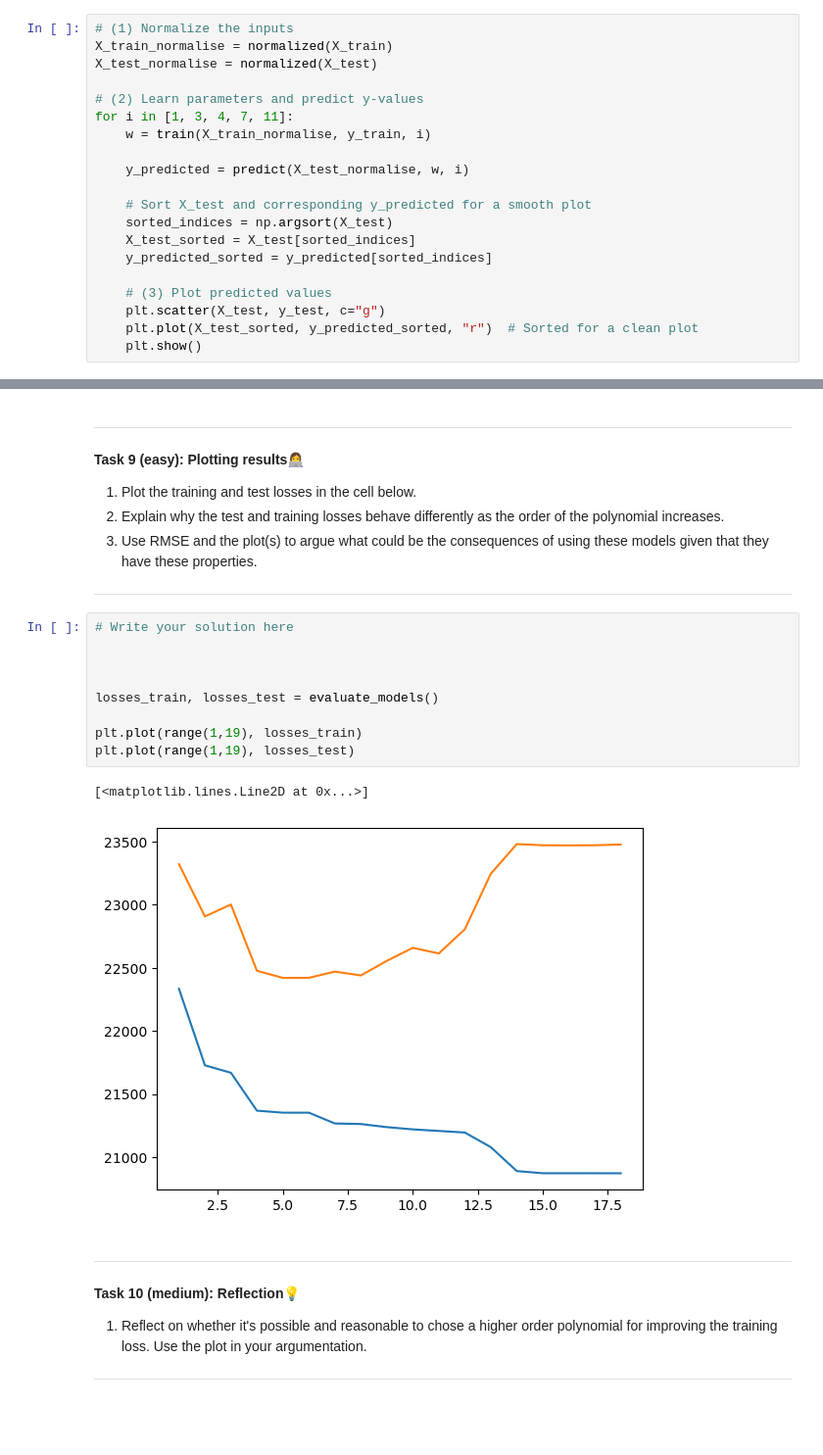
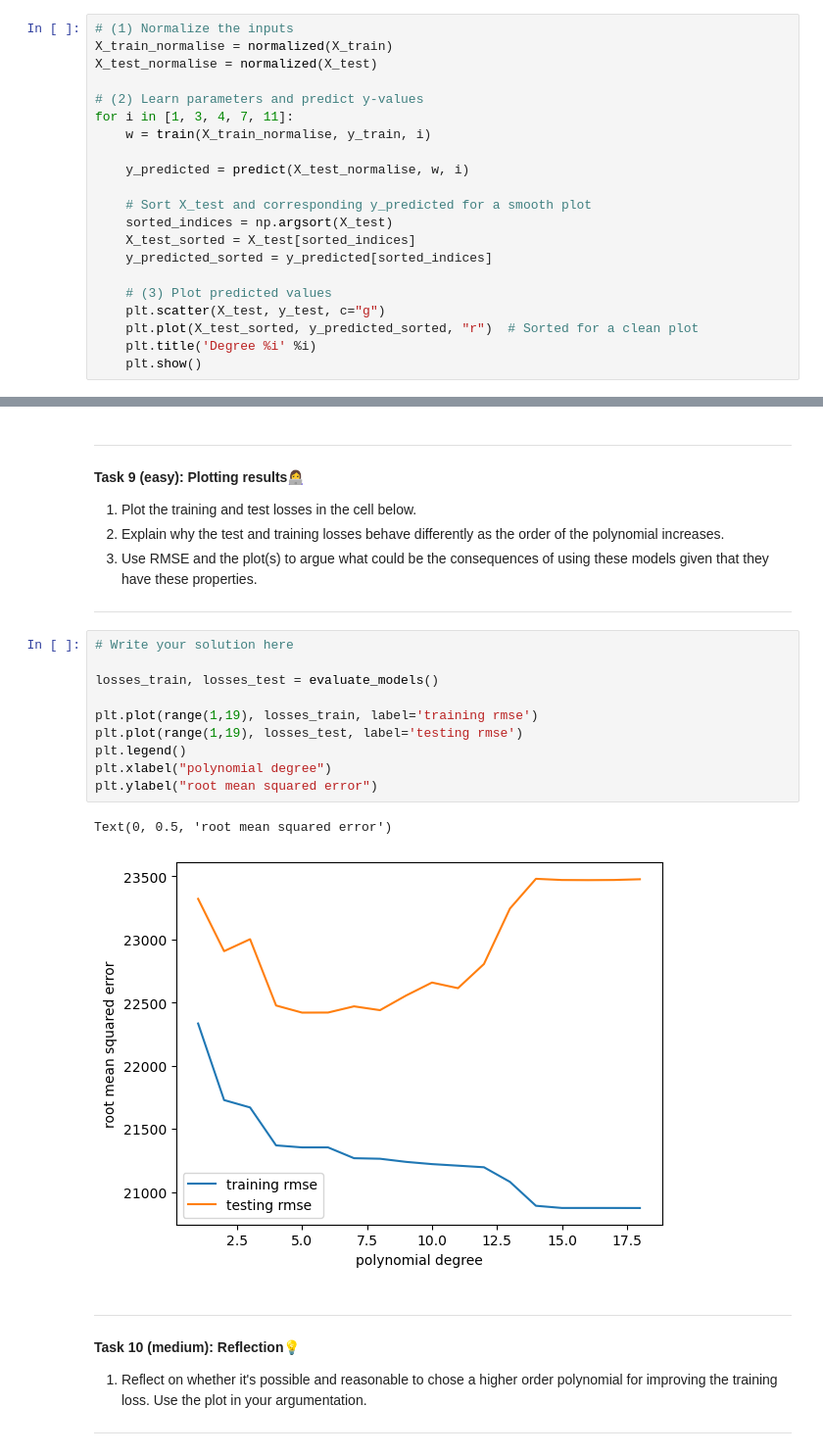
Before and after one commit to ClaraSoenderborg/IML-exercises, a Jupyter notebook: W07/01-polynomial_regression.ipynb, the cells around one changed output, grey strips where cells are left out. Shown at 98% size. Cells and saved outputs as stored; diff of their text form; blank space fills up the shorter version.

```diff
--- a/W07/01-polynomial_regression.ipynb
+++ b/W07/01-polynomial_regression.ipynb
@@ -282,5 +282,6 @@ for i in [1, 3, 4, 7, 11]:
     # (3) Plot predicted values
     plt.scatter(X_test, y_test, c="g")
     plt.plot(X_test_sorted, y_predicted_sorted, "r")  # Sorted for a clean plot
+    plt.title('Degree %i' %i)
     plt.show()
 # %% [output]
@@ -368,15 +369,16 @@ def evaluate_models():
 # %%
 # Write your solution here
 
-
-
 losses_train, losses_test = evaluate_models()
 
-plt.plot(range(1,19), losses_train)
-plt.plot(range(1,19), losses_test)
+plt.plot(range(1,19), losses_train, label='training rmse')
+plt.plot(range(1,19), losses_test, label='testing rmse')
+plt.legend()
+plt.xlabel("polynomial degree")
+plt.ylabel("root mean squared error")
 # %% [output]
-[<matplotlib.lines.Line2D at 0x...>]
+Text(0, 0.5, 'root mean squared error')
-[figure, old version]
+[figure, new version]
 # %% [markdown]
 
 ---
```
Also changed, not shown: parts of 1 cell of this notebook, 8 other files.
